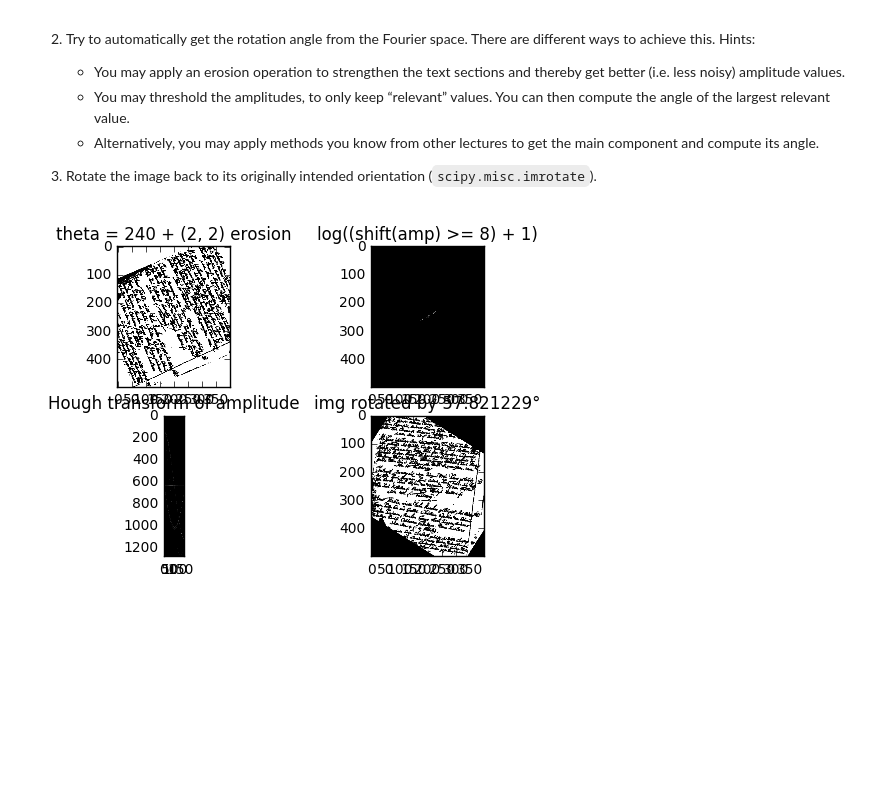
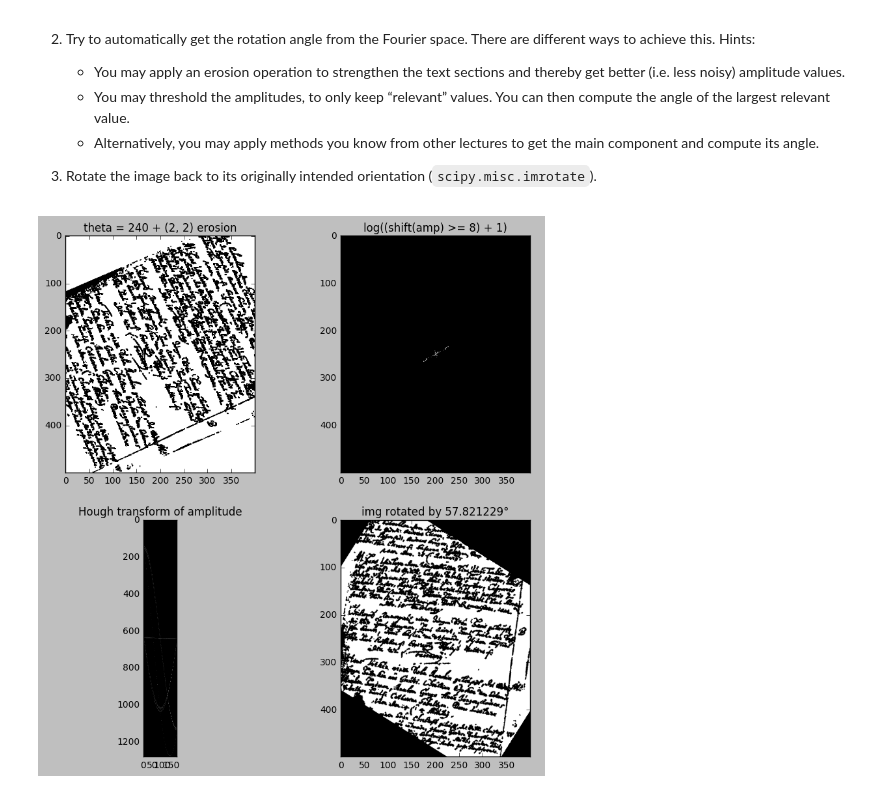
Before and after one commit to themightyoarfish/Computer-Vision, a Jupyter notebook: Exercise7/sheet07.ipynb, the cells around one changed output. Cells and saved outputs as stored; diff of their text form; code cells hidden in the pictures; blank space fills up the shorter version.

```diff
--- a/Exercise7/sheet07.ipynb
+++ b/Exercise7/sheet07.ipynb
@@ -290,34 +291,34 @@ img = img > text_thresh
 structure = np.ones((2,2))
 img = binary_erosion(img, structure)
 
-f = plt.figure()
+f = plt.figure(figsize=(10,10))
 ax = f.add_subplot(2,2,1)
 ax.set_title("theta = %d + %s erosion" % (text_thresh, structure.shape))
 ax.imshow(img)
 
 ft = np.fft.fft2(img)
 amp, phase = (np.abs(ft), np.angle(ft))
 
 amp_thresh = 8
 amp[np.log(amp) < amp_thresh] = 0
 
 ax = f.add_subplot(2,2,2)
 ax.set_title("log((shift(amp) >= %d) + 1)" % (amp_thresh))
 ax.imshow(np.log(np.fft.fftshift(amp + 1)))
 
 from skimage.transform import hough_line, hough_line_peaks
 hough, angles, dists = hough_line(amp)
 peak_vals, peak_angles, peak_dists = hough_line_peaks(hough, angles, dists)
 peak_angles_deg = np.rad2deg(peak_angles)
 
 ax = f.add_subplot(2,2,3)
 ax.imshow(hough)
 ax.set_title("Hough transform of amplitude")
 
 ax = f.add_subplot(2,2,4)
 ax.set_title("img rotated by %f°" % peak_angles_deg[0])
 ax.imshow(misc.imrotate(img, peak_angles_deg[0]))
 
 plt.show()
 # %% [output]
-[figure, old version]
+[figure, new version]
```
Also changed, not shown: parts of 7 cells of this notebook, 2 other files.
